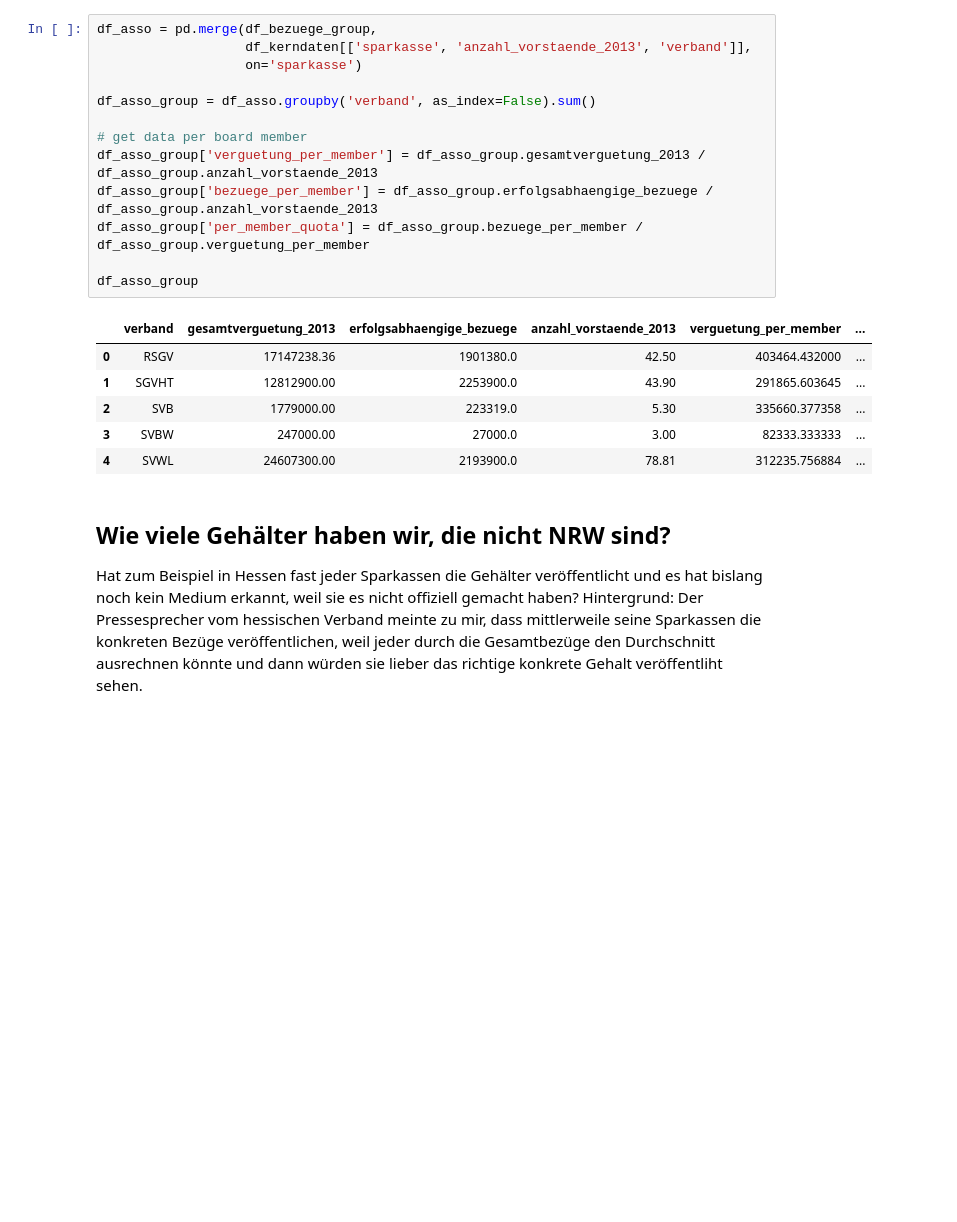
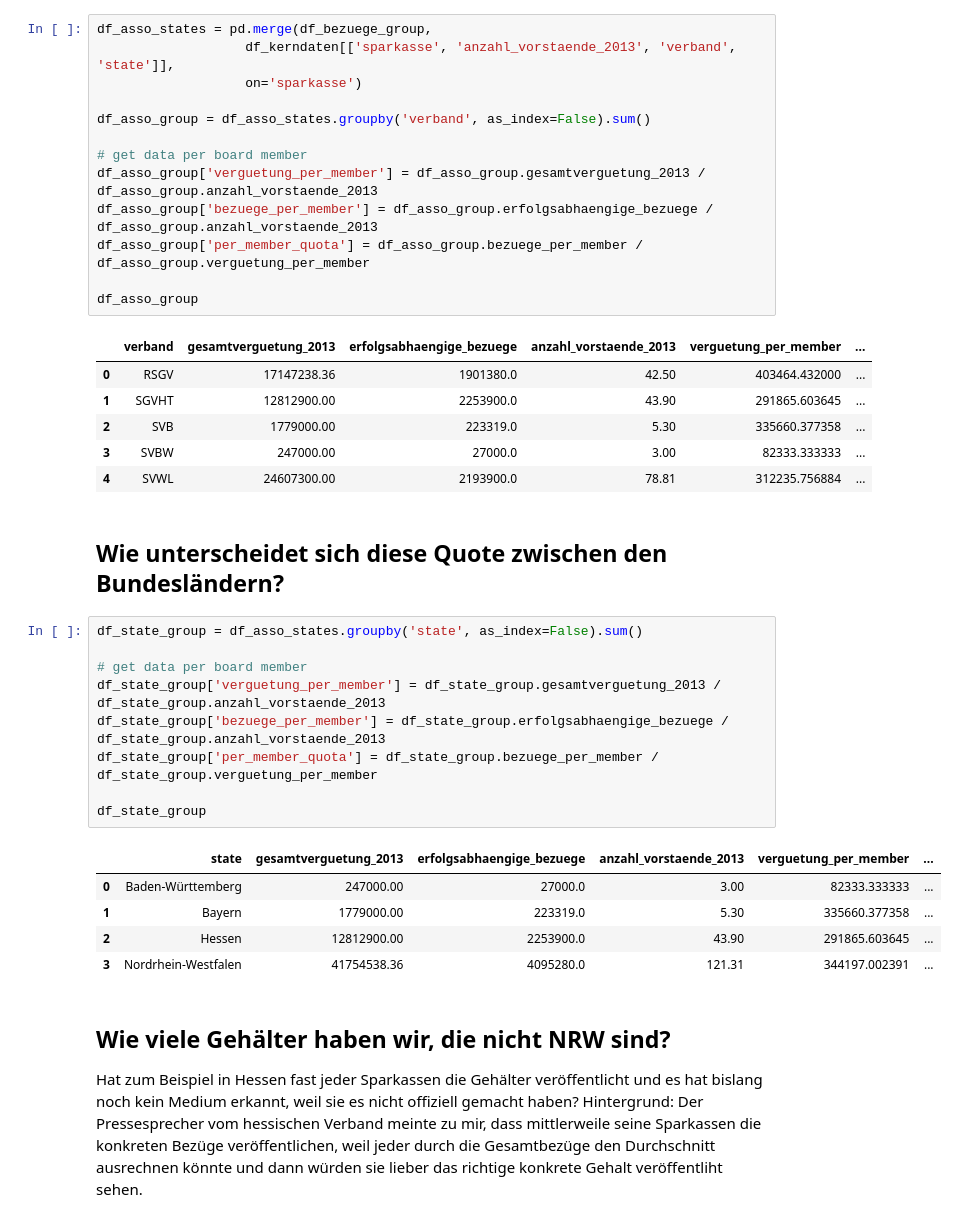
Before and after one commit to correctiv/sparkassen-notebooks, a Jupyter notebook: sparkassen-vorstaende-einzeln.ipynb, the cells around one changed output. Cells and saved outputs as stored; diff of their text form; blank space fills up the shorter version.

```diff
--- a/sparkassen-vorstaende-einzeln.ipynb
+++ b/sparkassen-vorstaende-einzeln.ipynb
@@ -116,11 +116,11 @@ df_spk.plot.scatter('zinsueberschuss_2013', 'bezuege_quote_zu_2013')
 # %% [markdown]
 ## Wie unterscheidet sich diese Quote zwischen den Sparkassenverbänden?
 # %%
-df_asso = pd.merge(df_bezuege_group,
-                   df_kerndaten[['sparkasse', 'anzahl_vorstaende_2013', 'verband']],
+df_asso_states = pd.merge(df_bezuege_group,
+                   df_kerndaten[['sparkasse', 'anzahl_vorstaende_2013', 'verband', 'state']],
                    on='sparkasse')
 
-df_asso_group = df_asso.groupby('verband', as_index=False).sum()
+df_asso_group = df_asso_states.groupby('verband', as_index=False).sum()
 
 # get data per board member
 df_asso_group['verguetung_per_member'] = df_asso_group.gesamtverguetung_2013 / df_asso_group.anzahl_vorstaende_2013
@@ -135,6 +135,23 @@ df_asso_group
 | 2 | SVB | 1779000.00 | 223319.0 | 5.30 | 335660.377358 | ... |
 | 3 | SVBW | 247000.00 | 27000.0 | 3.00 | 82333.333333 | ... |
 | 4 | SVWL | 24607300.00 | 2193900.0 | 78.81 | 312235.756884 | ... |
+# %% [markdown]
+## Wie unterscheidet sich diese Quote zwischen den Bundesländern?
+# %%
+df_state_group = df_asso_states.groupby('state', as_index=False).sum()
+
+# get data per board member
+df_state_group['verguetung_per_member'] = df_state_group.gesamtverguetung_2013 / df_state_group.anzahl_vorstaende_2013
+df_state_group['bezuege_per_member'] = df_state_group.erfolgsabhaengige_bezuege / df_state_group.anzahl_vorstaende_2013
+df_state_group['per_member_quota'] = df_state_group.bezuege_per_member / df_state_group.verguetung_per_member
+
+df_state_group
+# %% [output]
+|  | state | gesamtverguetung_2013 | erfolgsabhaengige_bezuege | anzahl_vorstaende_2013 | verguetung_per_member | ... |
+| 0 | Baden-Württemberg | 247000.00 | 27000.0 | 3.00 | 82333.333333 | ... |
+| 1 | Bayern | 1779000.00 | 223319.0 | 5.30 | 335660.377358 | ... |
+| 2 | Hessen | 12812900.00 | 2253900.0 | 43.90 | 291865.603645 | ... |
+| 3 | Nordrhein-Westfalen | 41754538.36 | 4095280.0 | 121.31 | 344197.002391 | ... |
 # %% [markdown]
 ## Wie viele Gehälter haben wir, die nicht NRW sind?
 
```
Also changed, not shown: parts of 3 cells of this notebook, 1 other file.
